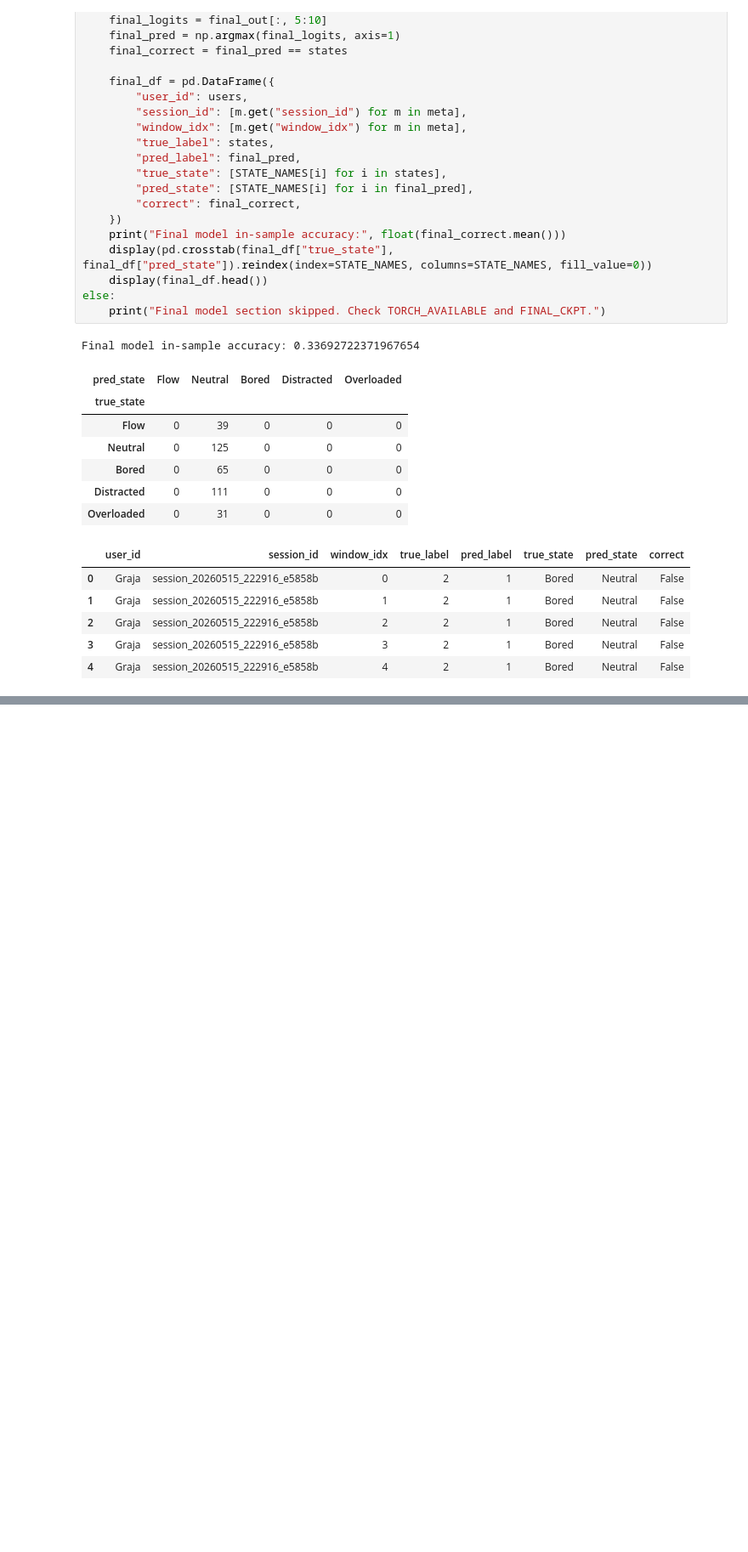
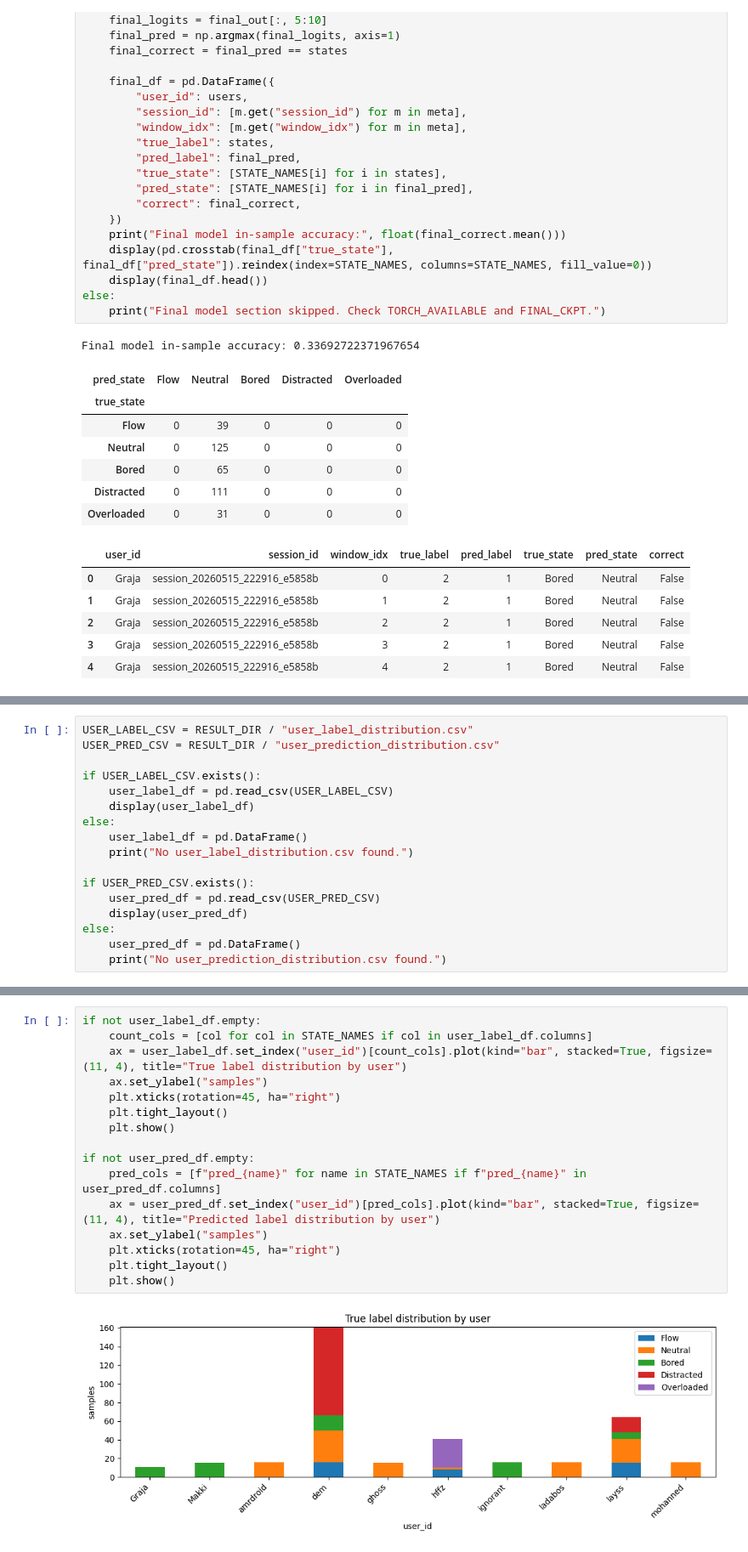
Before and after one commit to PPP-Attention-Adaptive-Manager/Fusion_Model, a Jupyter notebook: notebooks/switching_predictive_performance.ipynb, the cells around one changed output, grey strips where cells are left out. Shown at 85% size. Saved outputs shown, nothing was run; the diff lists cells and outputs as text; blank space fills up the shorter version.

```diff
--- a/notebooks/switching_predictive_performance.ipynb
+++ b/notebooks/switching_predictive_performance.ipynb
@@ -501,0 +550,17 @@ Final model in-sample accuracy: 0.33692722371967654
+# %%
+USER_LABEL_CSV = RESULT_DIR / "user_label_distribution.csv"
+USER_PRED_CSV = RESULT_DIR / "user_prediction_distribution.csv"
+
+if USER_LABEL_CSV.exists():
+    user_label_df = pd.read_csv(USER_LABEL_CSV)
+    display(user_label_df)
+else:
+    user_label_df = pd.DataFrame()
+    print("No user_label_distribution.csv found.")
+
+if USER_PRED_CSV.exists():
+    user_pred_df = pd.read_csv(USER_PRED_CSV)
+    display(user_pred_df)
+else:
+    user_pred_df = pd.DataFrame()
+    print("No user_prediction_distribution.csv found.")
@@ -501,0 +590,18 @@ Final model in-sample accuracy: 0.33692722371967654
+# %%
+if not user_label_df.empty:
+    count_cols = [col for col in STATE_NAMES if col in user_label_df.columns]
+    ax = user_label_df.set_index("user_id")[count_cols].plot(kind="bar", stacked=True, figsize=(11, 4), title="True label distribution by user")
+    ax.set_ylabel("samples")
+    plt.xticks(rotation=45, ha="right")
+    plt.tight_layout()
+    plt.show()
+
+if not user_pred_df.empty:
+    pred_cols = [f"pred_{name}" for name in STATE_NAMES if f"pred_{name}" in user_pred_df.columns]
+    ax = user_pred_df.set_index("user_id")[pred_cols].plot(kind="bar", stacked=True, figsize=(11, 4), title="Predicted label distribution by user")
+    ax.set_ylabel("samples")
+    plt.xticks(rotation=45, ha="right")
+    plt.tight_layout()
+    plt.show()
+# %% [output]
+[figure, added]
```
Also changed, not shown: parts of 7 cells of this notebook, 7 other files.
